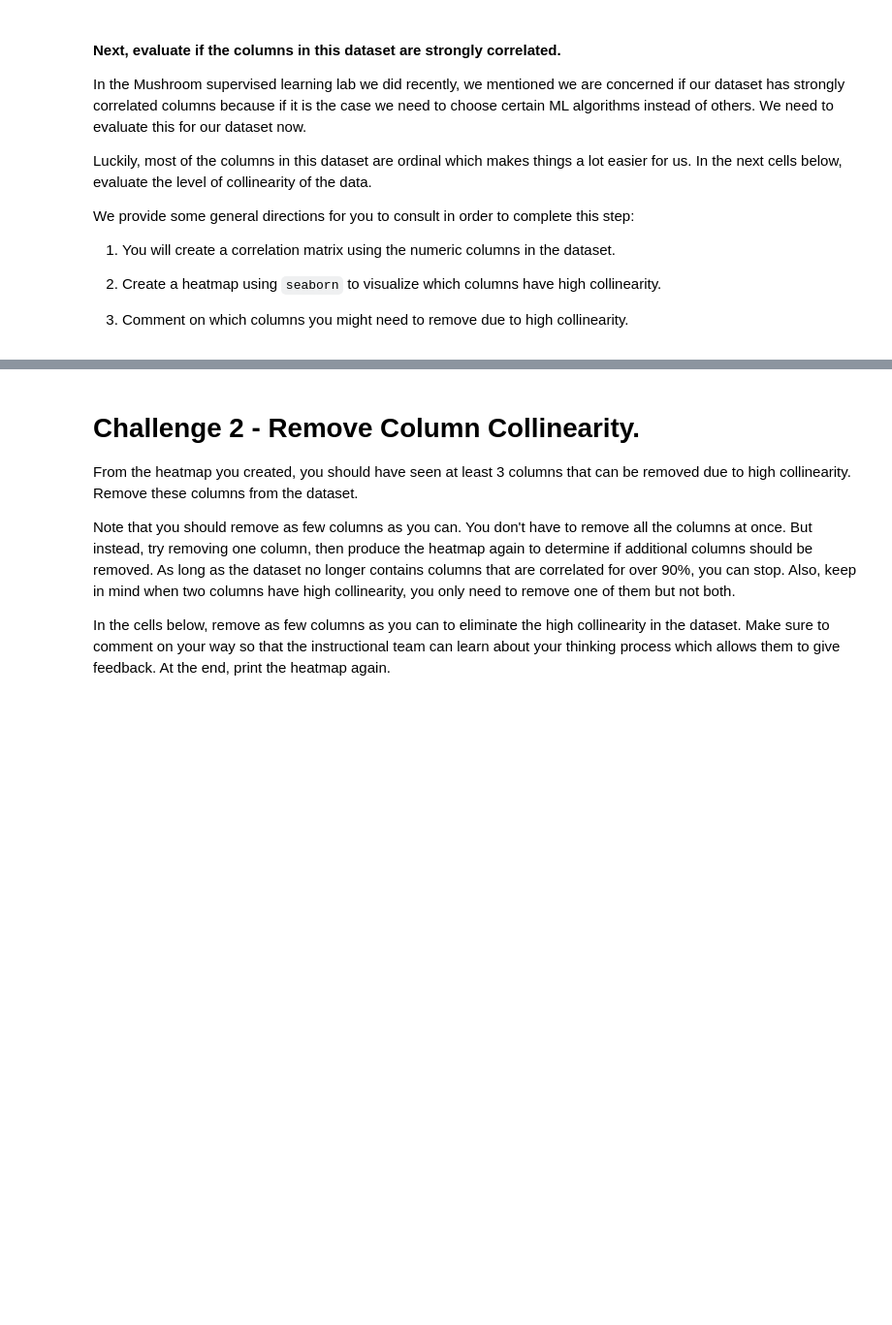
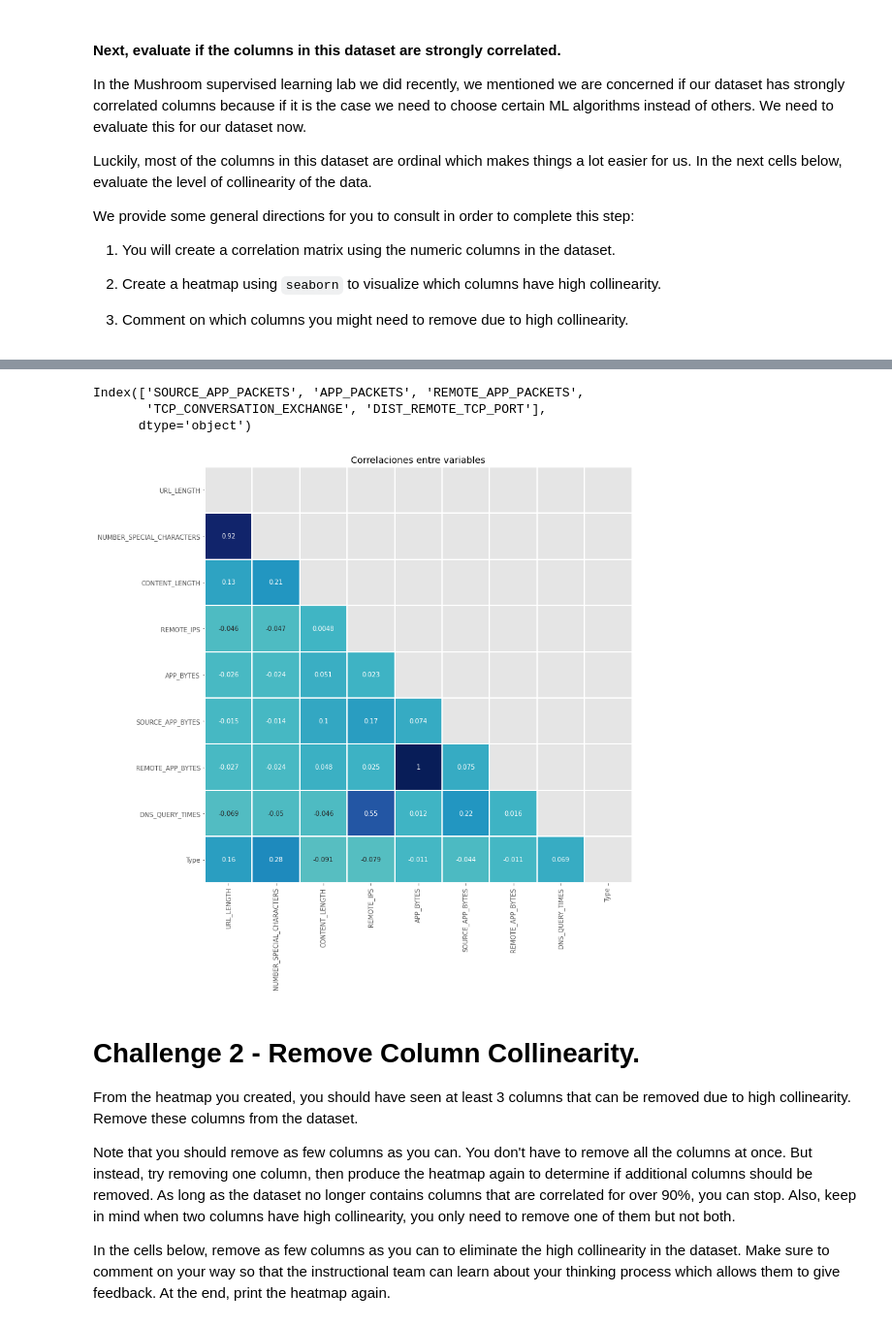
Before and after one commit to ta-data-mexpt/lab-supervised-learning, a Jupyter notebook: your-code/main.ipynb, the cells around one changed output, grey strips where cells are left out. Shown at 97% size. Drawn from its saved outputs; the diff is of its cells as text; code cells hidden in the pictures; blank space fills up the shorter version.

```diff
--- a/your-code/main.ipynb
+++ b/your-code/main.ipynb
@@ -56,0 +101,16 @@ We provide some general directions for you to consult in order to complete this
+# %%
+sum_matrix_corr=matrix_corr
+sum_matrix_corr=sum_matrix_corr.apply(abs)
+sum_matrix_corr["SUM"]=sum_matrix_corr.sum(axis=1)
+columnas=sum_matrix_corr.sort_values(by="SUM",ascending=False).index[0:5]
+columnas
+# %% [output]
+Index(['SOURCE_APP_PACKETS', 'APP_PACKETS', 'REMOTE_APP_PACKETS',
+       'TCP_CONVERSATION_EXCHANGE', 'DIST_REMOTE_TCP_PORT'],
+      dtype='object')
+# %%
+websites.drop(columns=columnas,inplace=True)
+# %%
+visual_corr(websites)
+# %% [output]
+[figure, added]
```
Also changed, not shown: parts of 11 cells of this notebook.
